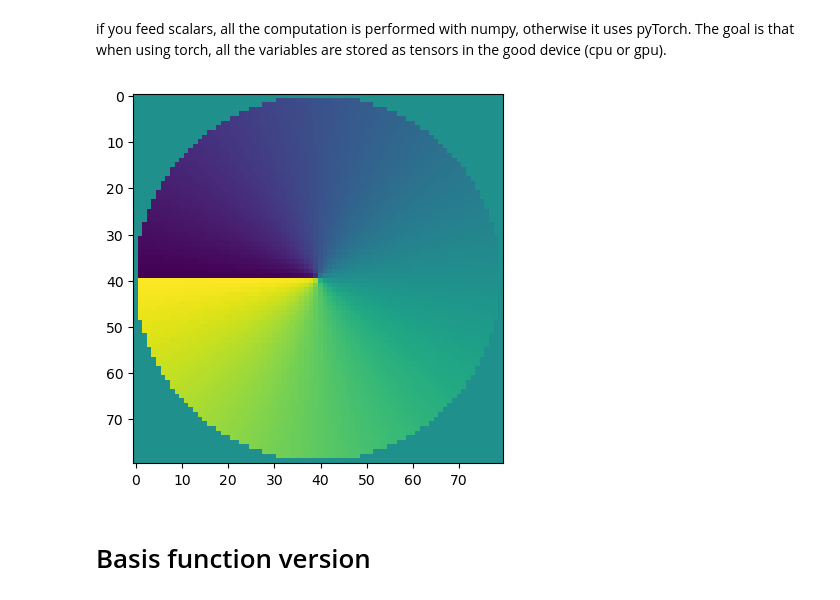
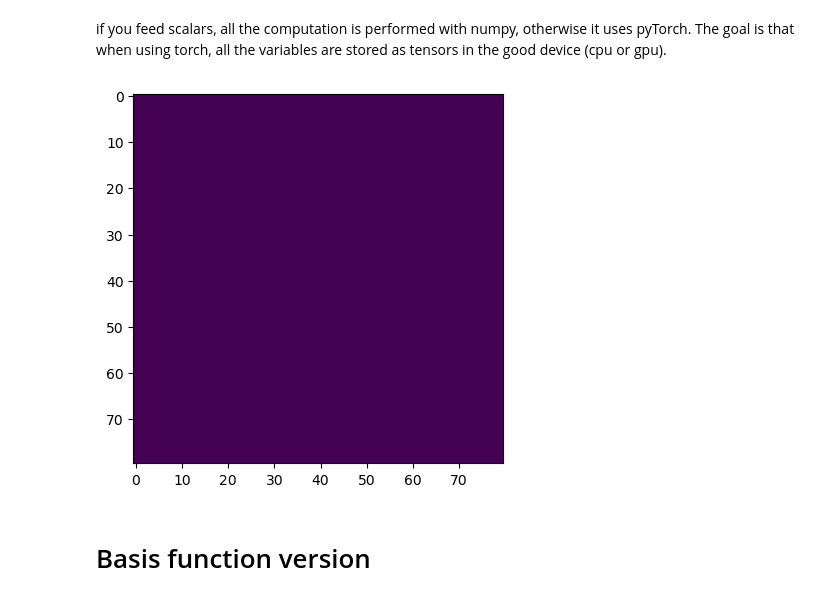
Before and after one commit to aautric/4polarMFM_these, a Jupyter notebook: PSF_demo.ipynb, the cells around one changed output. Saved outputs shown, nothing was run; the diff lists cells and outputs as text; code cells hidden in the pictures.

```diff
--- a/PSF_demo.ipynb
+++ b/PSF_demo.ipynb
@@ -101,26 +101,23 @@ else:
 # %%
 x, y, th1, phi, [Ex0, Ex1, Ex2], [Ey0, Ey1, Ey2], r, r_cut, k, f_o = vectorial_BFP_perfect_focus(N, NA=NA, mag=mag, lambd=lambd, f_tube=f_tube, device='cpu')
 # %%
-phase_mask=np.ones((N,N))
-if device!='cpu':
-    phase_mask=torch.exp(1j*phi)
-else:
-    phase_mask=np.exp(1j*phi)
+phase_mask=np.ones((N,N)) #np.exp(1j*phi)
 phase_mask[x**2+y**2>r_cut**2]=1.
+
 if device!='cpu':
     plt.imshow(np.angle(phase_mask.cpu()))
     plt.show()
 else:
     plt.imshow(np.angle(phase_mask))
     plt.show()
 
 if version=='torch':
     if several_planes==True:
-        phase_mask = torch.stack([torch.ones((N,N), device=device), phase_mask, torch.ones((N,N), device=device)])
+        phase_mask = torch.stack([torch.ones((N,N), device=device), torch.tensor(phase_mask, device=device), torch.ones((N,N), device=device)])
     else:
         phase_mask = torch.tensor(phase_mask, device=device)
 # %% [output]
-[figure, old version]
+[figure, new version]
 # %% [markdown]
 # Basis function version
 # %%
```
Also changed, not shown: parts of 3 cells of this notebook, 1 other file.
